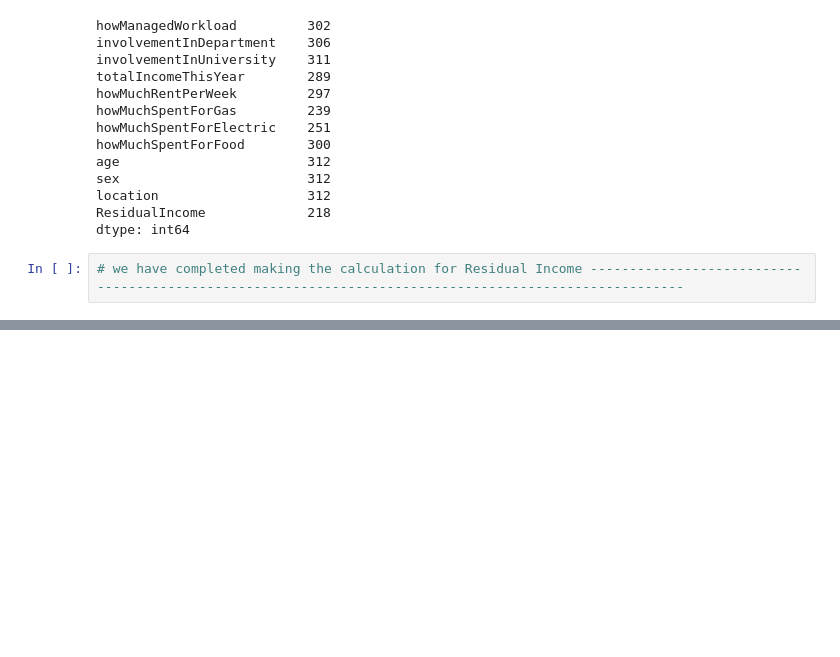
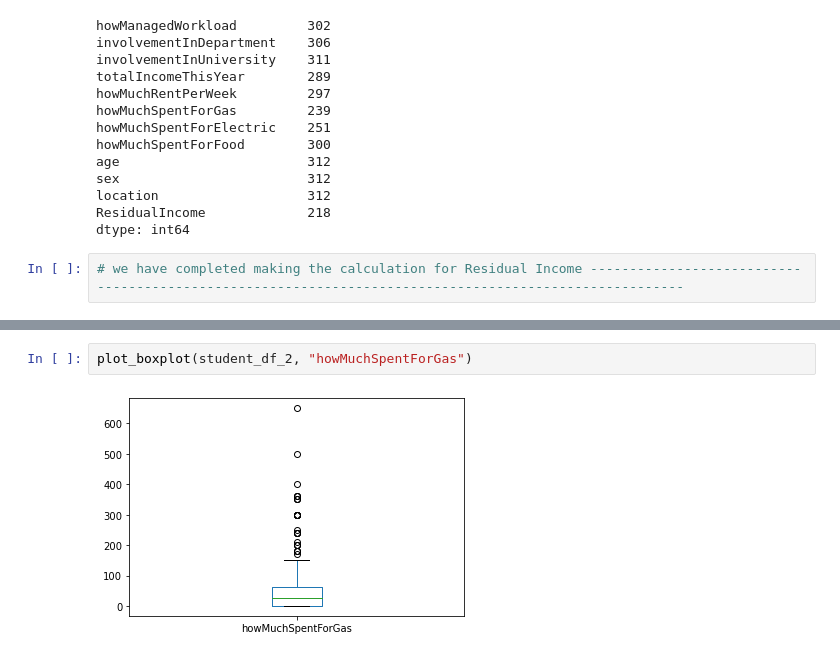
Before and after one commit to Mohamed-Shaheedullah/student-welfare-data, a Jupyter notebook: student_welfare_Python.ipynb, the cells around one changed output, grey strips where cells are left out. Saved outputs shown, nothing was run; the diff lists cells and outputs as text; blank space fills up the shorter version.

```diff
--- a/student_welfare_Python.ipynb
+++ b/student_welfare_Python.ipynb
@@ -333,0 +350,4 @@ dtype: int64
+# %%
+plot_boxplot(student_df_2, "howMuchSpentForGas")
+# %% [output]
+[figure, added]
```
Also changed, not shown: parts of 18 cells of this notebook.
